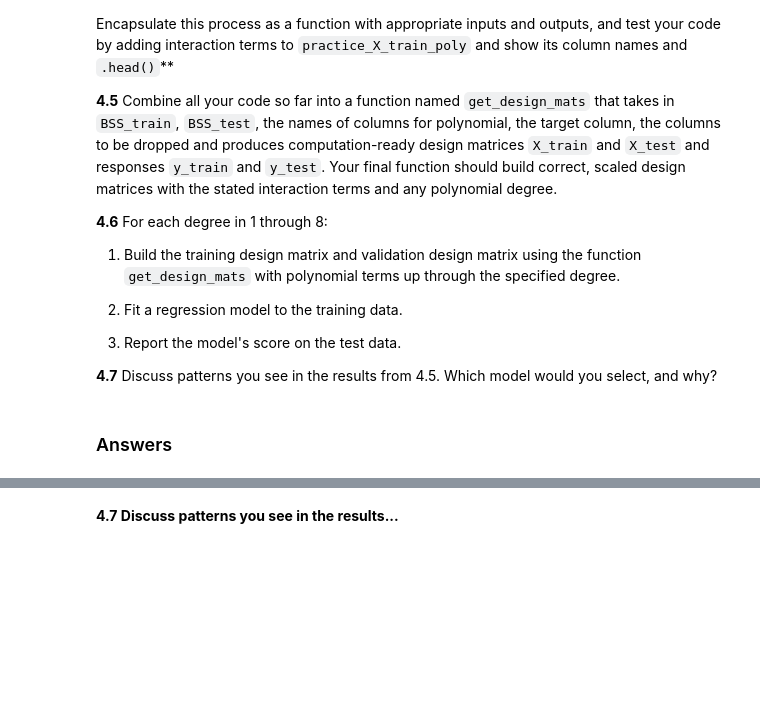
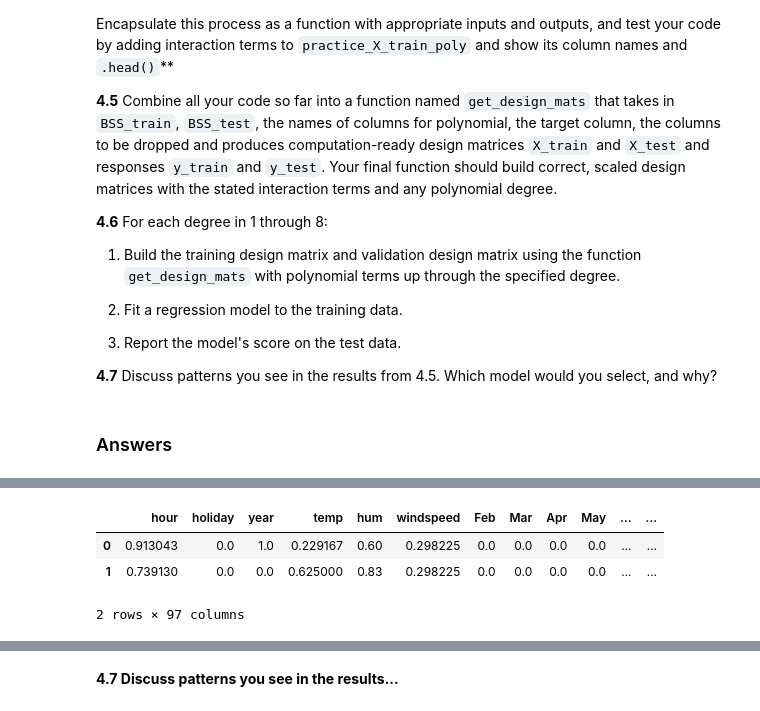
Before and after one commit to ericenglin/Data-Science-Assignments, a Jupyter notebook: hw3/cs109a_hw3.ipynb, the cells around one changed output, grey strips where cells are left out. Drawn from its saved outputs; the diff is of its cells as text; code cells hidden in the pictures; blank space fills up the shorter version.

```diff
--- a/hw3/cs109a_hw3.ipynb
+++ b/hw3/cs109a_hw3.ipynb
@@ -912,0 +923,9 @@ def get_design_mats(train_df, val_df,  degree,
+# %%
+def power_features(df,power,
+                  columns_forpoly=['temp', 'hum','windspeed', 'hour']):
+    for x in columns_forpoly:
+        y=x+"_"+str(power)
+        df[y]=df[x]**power
+    return df
+# %%
+practice_X_train_poly = power_features(practice_X_train_scaled,3)
@@ -912,0 +944,14 @@ def get_design_mats(train_df, val_df,  degree,
+# %%
+def interaction_features(df, binary_columns = [ 'holiday', 'Feb', 'Mar', 'Apr',
+       'May', 'Jun', 'Jul', 'Aug', 'Sept', 'Oct', 'Nov', 'Dec',
+        'Mon', 'Tue', 'Wed', 'Thu', 'Fri', 'Sat',
+       'Cloudy', 'Snow', 'Storm'], continuous_columns = ['temp','hum','windspeed']):
+
+    for x in binary_columns:
+        for y in continuous_columns:
+            z = x+"*"+y
+            df[z]=df[x]*df[y]
+
+    return df
+# %%
+practice_X_train_poly=interaction_features(practice_X_train_poly)
@@ -912,0 +980,7 @@ def get_design_mats(train_df, val_df,  degree,
+# %%
+practice_X_train_poly.head(2)
+# %% [output]
+|  | hour | holiday | year | temp | hum | windspeed | Feb | Mar | Apr | May | ... | ... |
+| 0 | 0.913043 | 0.0 | 1.0 | 0.229167 | 0.60 | 0.298225 | 0.0 | 0.0 | 0.0 | 0.0 | ... | ... |
+| 1 | 0.739130 | 0.0 | 0.0 | 0.625000 | 0.83 | 0.298225 | 0.0 | 0.0 | 0.0 | 0.0 | ... | ... |
+2 rows × 97 columns
```
Also changed, not shown: parts of 40 cells of this notebook.
